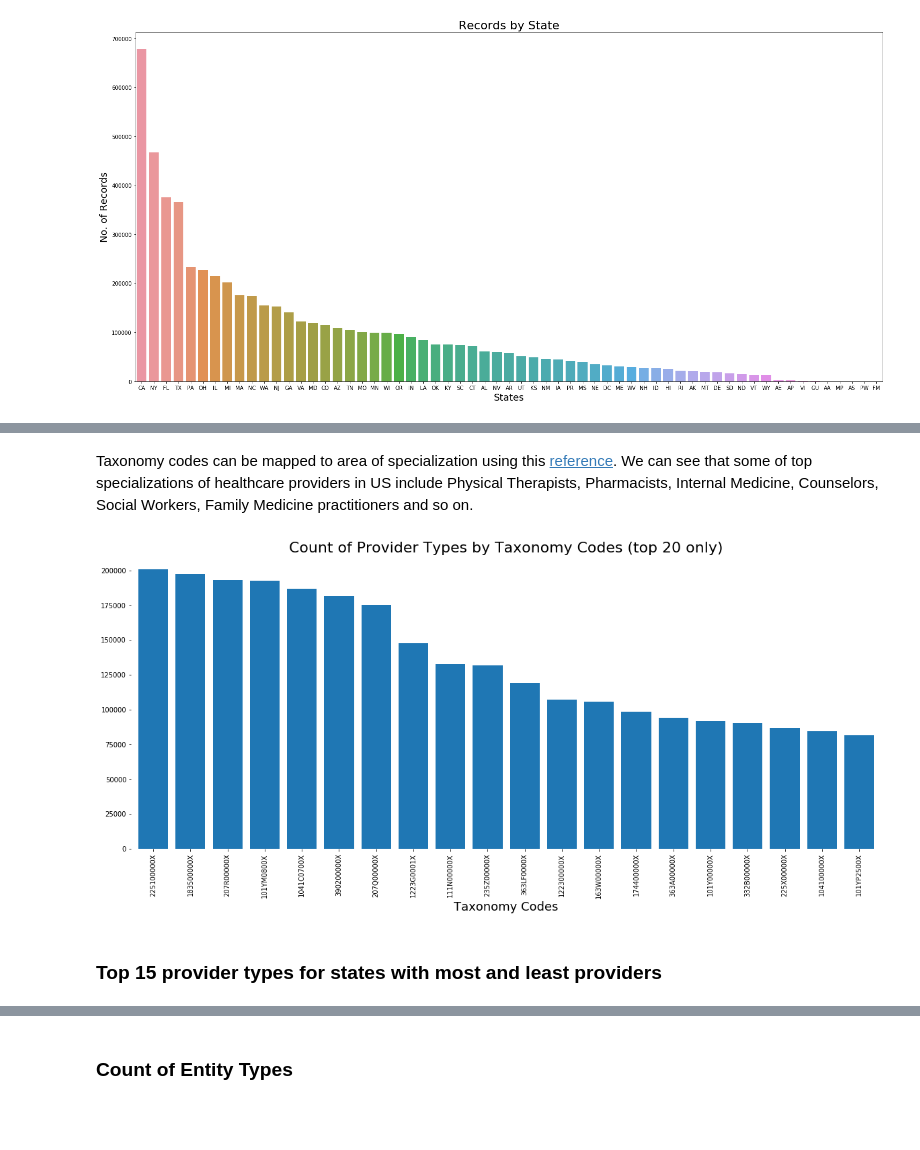
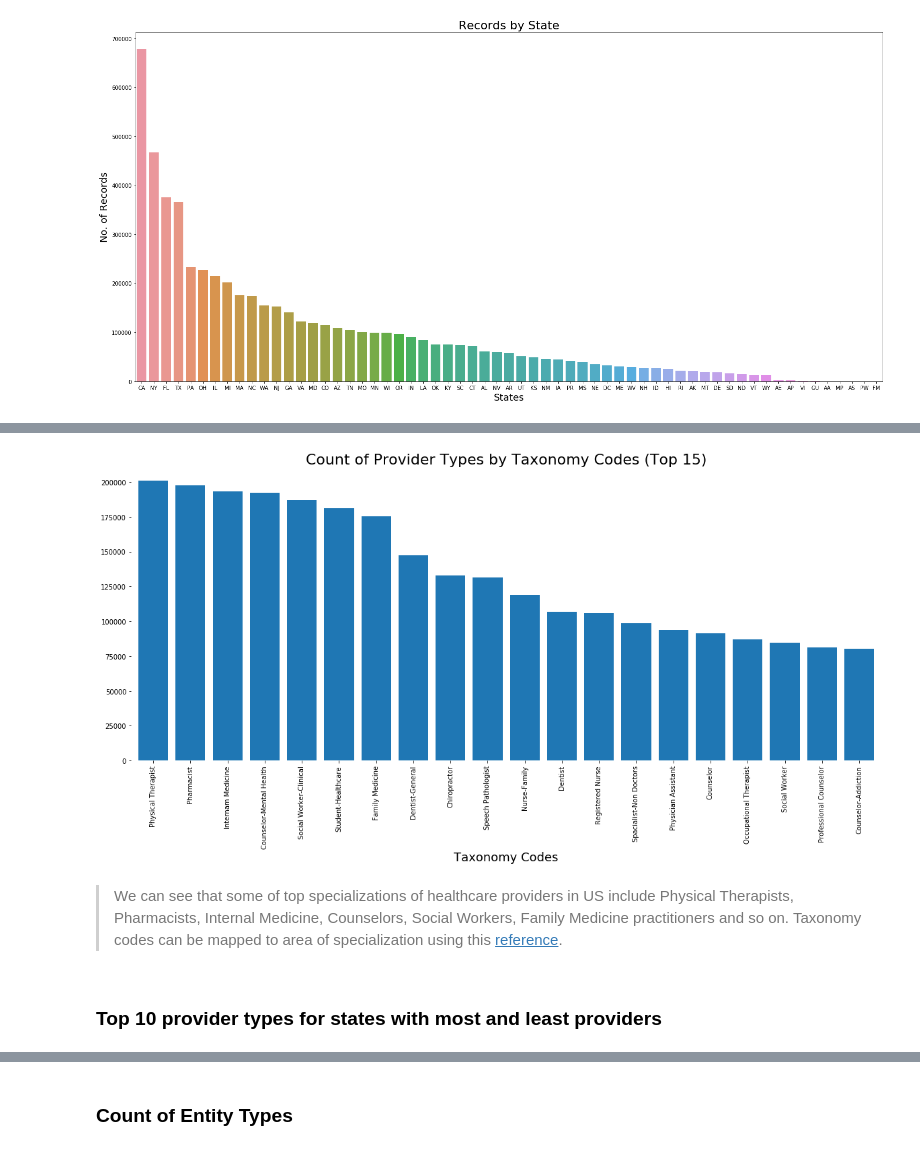
Before and after one commit to mohi9282/arcgis-python-api, a Jupyter notebook: samples/04_gis_analysts_data_scientists/provider_shortage_part1_final.ipynb, the cells around one changed output, grey strips where cells are left out. Cells and saved outputs as stored; diff of their text form; code cells hidden in the pictures; blank space fills up the shorter version.

```diff
--- a/samples/04_gis_analysts_data_scientists/provider_shortage_part1_final.ipynb
+++ b/samples/04_gis_analysts_data_scientists/provider_shortage_part1_final.ipynb
@@ -334,0 +339,2 @@ This chart shows healthcare provider counts by each state. Here we can see the d
+# %%
+npi_renamed = npi_clean.copy()
@@ -335,23 +381,35 @@ This chart shows healthcare provider counts by each state. Here we can see the d
+# %%
+# Remap taxonomy code values
+npi_renamed['taxonomy_code_1'] = npi_renamed['taxonomy_code_1'].map({'225100000X':'Physical Therapist',
+            '183500000X':'Pharmacist','207R00000X':'Internam Medicine','101YM0800X':'Counselor-Mental Health',
+            '1041C0700X':'Social Worker-Clinical','390200000X':'Student-Healthcare','207Q00000X':'Family Medicine',
+            '1223G0001X':'Dentist-General','111N00000X':'Chiropractor','235Z00000X':'Speech Pathologist',
+            '363LF0000X':'Nurse-Family','122300000X':'Dentist','163W00000X':'Registered Nurse',
+            '174400000X':'Spacialist-Non Doctors','363A00000X':'Physician Assistant','106H00000X':'Marriage-Family Therapist',
+            '106S00000X':'Behavior Technician','101YA0400X':'Counselor-Addiction','101Y00000X':'Counselor',
+            '171M00000X':'Case Manager','164W00000X':'Licensed Practical Nurse','104100000X':'Social Worker',
+            '103TC0700X':'Clinical Psychologist','225X00000X':'Occupational Therapist','172V00000X':'Community Health Worker',
+            '101YP2500X':'Professional Counselor'})
+# %%
+# Count of Provider Types
+fig, ax = plt.subplots(figsize=(20,8))
+# Add data
+provider = npi_renamed['taxonomy_code_1'].value_counts().reset_index()
+ax.bar(provider.iloc[:20,0], provider.iloc[:20,1])
+# Remove Spines
+for key, spine in ax.spines.items():
+    spine.set_visible(False)
+# Adjust margin, ticks etc and add title
+ax.margins(0.01, 0)
+ax.set_ylim(0,210000)
+ax.set_title('Count of Provider Types by Taxonomy Codes (Top 15)', fontsize=22)
+ax.set_xlabel('Taxonomy Codes', fontsize=18)
+plt.xticks(rotation=90)
+# plt.tight_layout()
+plt.show()
+# %% [output]
+[figure, added]
 # %% [markdown]
-Taxonomy codes can be mapped to area of specialization using this [reference](http://www.wpc-edi.com/reference/codelists/healthcare/health-care-provider-taxonomy-code-set/). We can see that some of top specializations of healthcare providers in US include Physical Therapists, Pharmacists, Internal Medicine, Counselors, Social Workers, Family Medicine practitioners and so on.
+> We can see that some of top specializations of healthcare providers in US include Physical Therapists, Pharmacists, Internal Medicine, Counselors, Social Workers, Family Medicine practitioners and so on. Taxonomy codes can be mapped to area of specialization using this [reference](http://www.wpc-edi.com/reference/codelists/healthcare/health-care-provider-taxonomy-code-set/).
-# %%
-# Count of Provider Types
-fig, ax = plt.subplots(figsize=(20,8))
-# Add data
-provider = npi_clean['taxonomy_code_1'].value_counts().reset_index()
-ax.bar(provider.iloc[:20,0], provider.iloc[:20,1])
-# Remove Spines
-for key, spine in ax.spines.items():
-    spine.set_visible(False)
-# Adjust margin, ticks etc and add title
-ax.margins(0.01, 0)
-ax.set_ylim(0,210000)
-ax.set_title('Count of Provider Types by Taxonomy Codes (top 20 only)', fontsize=22)
-ax.set_xlabel('Taxonomy Codes', fontsize=18)
-plt.xticks(rotation=90)
-# plt.tight_layout()
-plt.show()
-# %% [output]
-[figure, removed]
 # %% [markdown]
-### Top 15 provider types for states with most and least providers
+### Top 10 provider types for states with most and least providers
```
Also changed, not shown: parts of 17 cells of this notebook.
